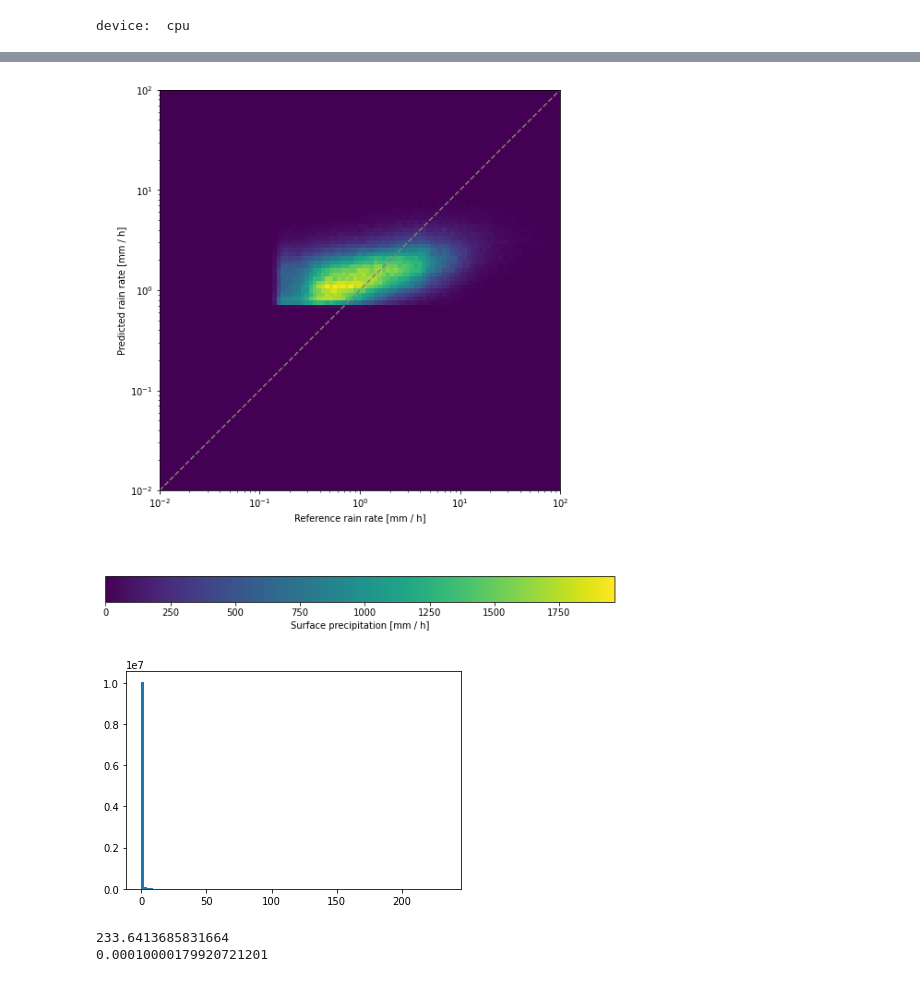
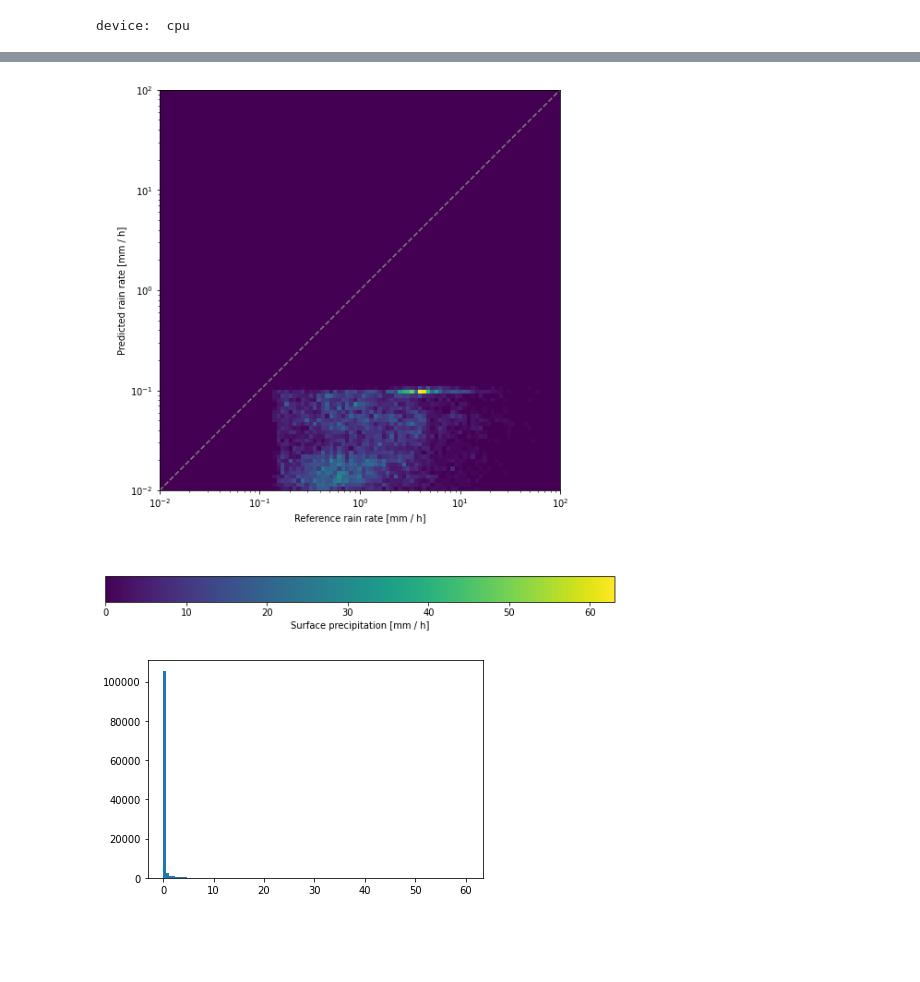
Before and after one commit to ingridingemarsson/geostat-masters-thesis, a Jupyter notebook: notebooks/view_results.ipynb, the cells around one changed output, grey strips where cells are left out. Saved outputs shown, nothing was run; the diff lists cells and outputs as text; code cells hidden in the pictures; blank space fills up the shorter version.

```diff
--- a/notebooks/view_results.ipynb
+++ b/notebooks/view_results.ipynb
@@ -35,13 +35,13 @@ channels.remove(12)
 fillvalue = -1
 quantiles = np.linspace(0.01, 0.99, 99)
 # %%
-net_name = 'xception'#'xception' #'boxes_one_modified'
-BATCH_SIZE = 64 #64 #256
-uselog = True #True
-n_epochs = 20
-lr = 0.0001
-num = '_0'
-filename_extension ='_'+str(n_epochs)+'_'+str(lr)+num
-filename = net_name + str(uselog) + str(BATCH_SIZE)
-print(filename)
+net_name = 'boxes_one'#'xception' #'boxes_one_modified'
+BATCH_SIZE = 128 #64 #256
+uselog = False #True
+n_epochs = [2, 3, 4]
+lrs = [0.01, 0.01, 0.001]
+num = 2
+filename_extension ='_'+str(n_epochs[num])+'_'+str(lrs[num])+'_'+str(num)
+filename = net_name + str(uselog) + str(BATCH_SIZE) + ('_'+str(n_epochs)+'_'+str(lrs)).replace(" ", "")
+print(filename+filename_extension)
 # %% [output]
@@ -115,21 +120,20 @@ def plotPerformance(y_true, y_pred, uselog, save=None):
 # %%
-plotPerformance(Y[:,0], Y[:,1], uselog,
-                os.path.join(path_to_results, 'images', filename+ filename_extension+'.png'))
+Y_val = np.loadtxt(os.path.join(path_to_results, filename, 'preds', filename+filename_extension+'val'+'.txt'))
+plotPerformance(Y_val[:,0], Y_val[:,1], uselog,
+                os.path.join(path_to_results, 'images', filename+ filename_extension+'val'+'.png'))
 # %% [output]
-[figure, old version]
+[figure, new version]
 # %%
 if uselog:
-    plt.hist(np.exp(Y[:,0]), bins=100)
+    plt.hist(np.exp(Y_val[:,0]), bins=100)
     plt.show()
-    print(max(np.exp(Y[:,0])))
-    print(min(np.exp(Y[:,0])))
+    print(max(np.exp(Y_val[:,0])))
+    print(min(np.exp(Y_val[:,0])))
 else:
-    plt.hist(Y[:,0], bins=100)
+    plt.hist(Y_val[:,0], bins=100)
     plt.show()
 # %% [output]
-[figure, old version]
+[figure, new version]
-233.6413685831664
-0.00010000179920721201
 # %%
 def importData(channels, BATCH_SIZE, path_to_data, path_to_stats, uselog):
     tran = [Mask()]
```
Also changed, not shown: parts of 7 cells of this notebook, 1 other file.
